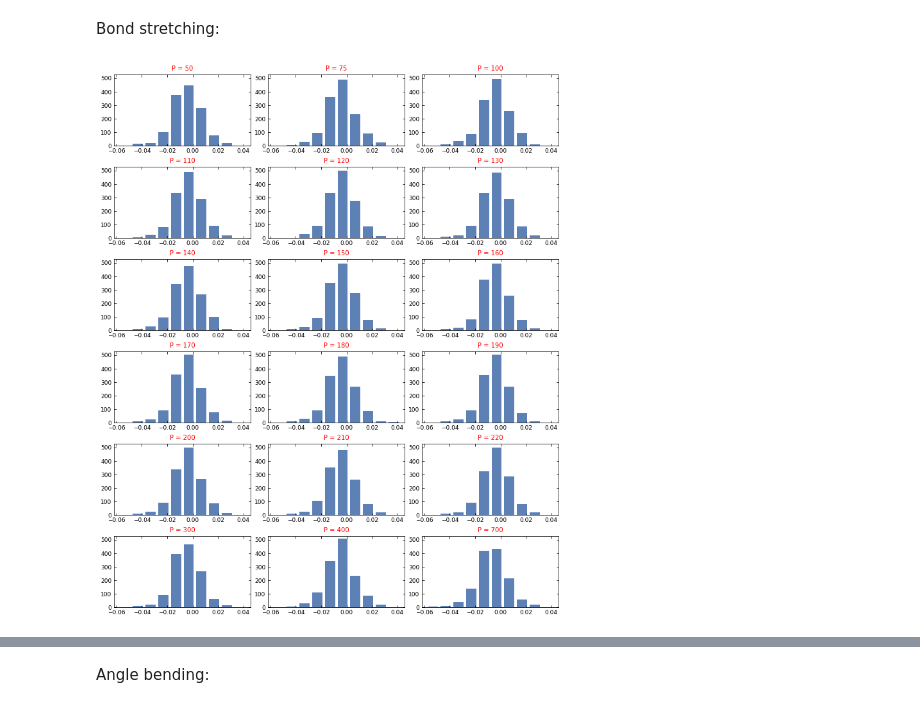
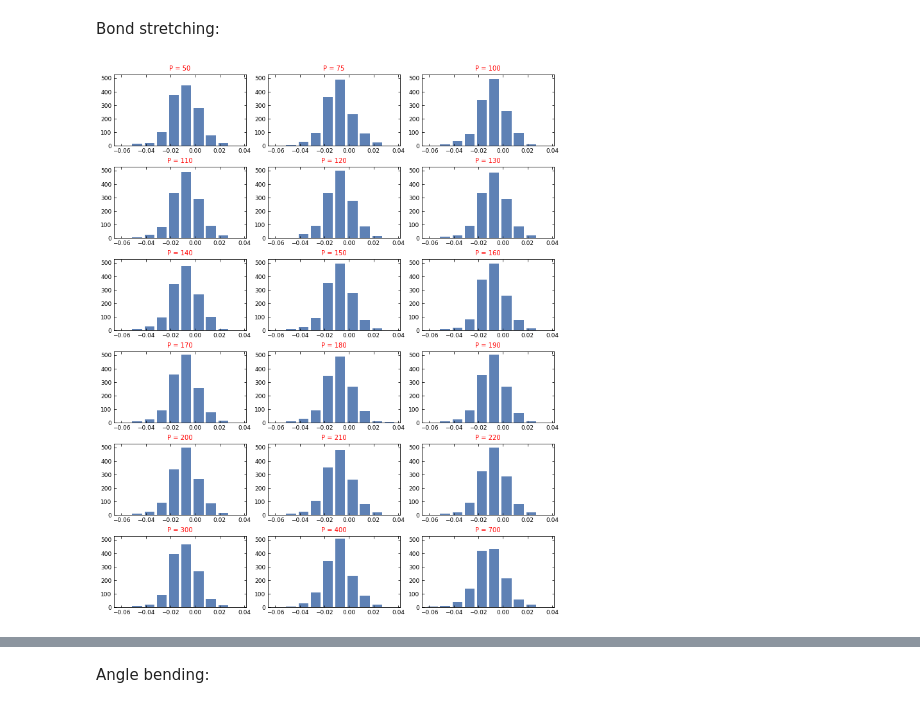
Before and after one commit to profesorperez/asphaltene_depressurization, a Jupyter notebook: asphaltene_deformations.ipynb, the cells around one changed output, grey strips where cells are left out. Saved outputs shown, nothing was run; the diff lists cells and outputs as text; code cells hidden in the pictures.

```diff
--- a/asphaltene_deformations.ipynb
+++ b/asphaltene_deformations.ipynb
@@ -448,14 +448,14 @@ Bond stretching:
 # %%
 fig = plt.figure(constrained_layout=True, figsize=(10, 12))
 axs = fig.subplots(6, 3)
 lft = 10
 for nn, ax in enumerate(axs.flatten()):
   ax.set_prop_cycle(color=colors)
   ax.set_ylim([0, stmax+20])
   ax.set_title('P = {:d}'.format(pressure[nn]), fontsize=lft, color='r')
-  ax.bar(stretch_hst[nn][1][:-1], stretch_hst[nn][0], align='edge', width=0.008)
+  ax.bar(stretch_hst[nn][1][:-1], stretch_hst[nn][0], align='center', width=0.008)
   ax.tick_params(which='both', labelsize=0.9*lft, direction="in", right=True, top=True)
 plt.show()
 # %% [output]
-[figure, old version]
+[figure, new version]
 # %%
```
Also changed, not shown: parts of 6 cells of this notebook.
